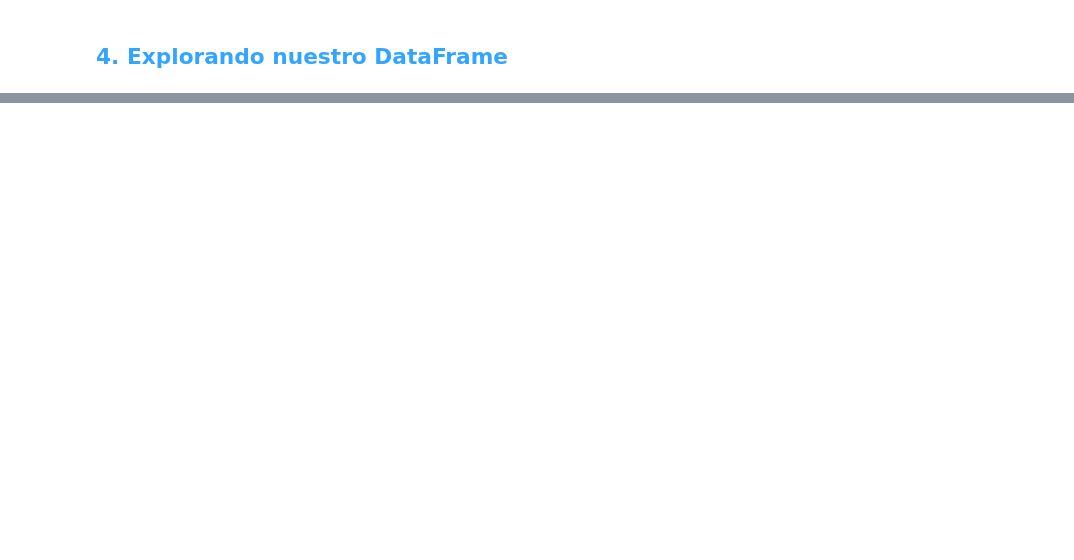
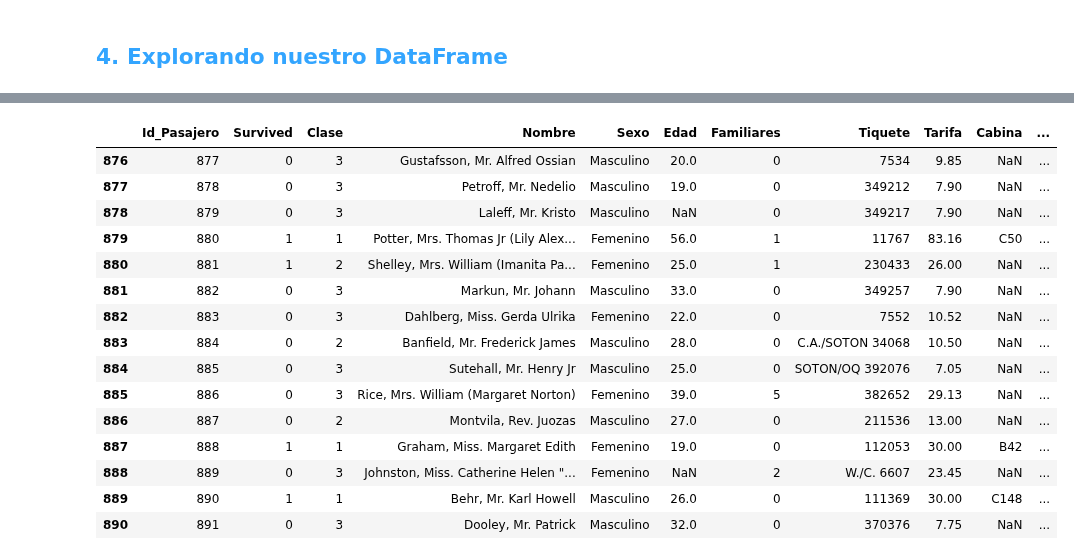
Before and after one commit to Michel-Macias/Pandas_Curso, a Jupyter notebook: PANDAS-main/Leer_datos.ipynb, the cells around one changed output, grey strips where cells are left out. Saved outputs shown, nothing was run; the diff lists cells and outputs as text; code cells hidden in the pictures; blank space fills up the shorter version.

```diff
--- a/PANDAS-main/Leer_datos.ipynb
+++ b/PANDAS-main/Leer_datos.ipynb
@@ -314,4 +341,22 @@ titanic
 # %%
 # Ver últimas filas opción tail()
+df.tail(15)
+# %% [output]
+|  | Id_Pasajero | Survived | Clase | Nombre | Sexo | Edad | Familiares | Tiquete | Tarifa | Cabina | ... |
+| 876 | 877 | 0 | 3 | Gustafsson, Mr. Alfred Ossian | Masculino | 20.0 | 0 | 7534 | 9.85 | NaN | ... |
+| 877 | 878 | 0 | 3 | Petroff, Mr. Nedelio | Masculino | 19.0 | 0 | 349212 | 7.90 | NaN | ... |
+| 878 | 879 | 0 | 3 | Laleff, Mr. Kristo | Masculino | NaN | 0 | 349217 | 7.90 | NaN | ... |
+| 879 | 880 | 1 | 1 | Potter, Mrs. Thomas Jr (Lily Alex... | Femenino | 56.0 | 1 | 11767 | 83.16 | C50 | ... |
+| 880 | 881 | 1 | 2 | Shelley, Mrs. William (Imanita Pa... | Femenino | 25.0 | 1 | 230433 | 26.00 | NaN | ... |
+| 881 | 882 | 0 | 3 | Markun, Mr. Johann | Masculino | 33.0 | 0 | 349257 | 7.90 | NaN | ... |
+| 882 | 883 | 0 | 3 | Dahlberg, Miss. Gerda Ulrika | Femenino | 22.0 | 0 | 7552 | 10.52 | NaN | ... |
+| 883 | 884 | 0 | 2 | Banfield, Mr. Frederick James | Masculino | 28.0 | 0 | C.A./SOTON 34068 | 10.50 | NaN | ... |
+| 884 | 885 | 0 | 3 | Sutehall, Mr. Henry Jr | Masculino | 25.0 | 0 | SOTON/OQ 392076 | 7.05 | NaN | ... |
+| 885 | 886 | 0 | 3 | Rice, Mrs. William (Margaret Norton) | Femenino | 39.0 | 5 | 382652 | 29.13 | NaN | ... |
+| 886 | 887 | 0 | 2 | Montvila, Rev. Juozas | Masculino | 27.0 | 0 | 211536 | 13.00 | NaN | ... |
+| 887 | 888 | 1 | 1 | Graham, Miss. Margaret Edith | Femenino | 19.0 | 0 | 112053 | 30.00 | B42 | ... |
+| 888 | 889 | 0 | 3 | Johnston, Miss. Catherine Helen "... | Femenino | NaN | 2 | W./C. 6607 | 23.45 | NaN | ... |
+| 889 | 890 | 1 | 1 | Behr, Mr. Karl Howell | Masculino | 26.0 | 0 | 111369 | 30.00 | C148 | ... |
+| 890 | 891 | 0 | 3 | Dooley, Mr. Patrick | Masculino | 32.0 | 0 | 370376 | 7.75 | NaN | ... |
 # %%
 # Ordenar datos por columnas
```
Also changed, not shown: parts of 15 cells of this notebook, 4 other files.
